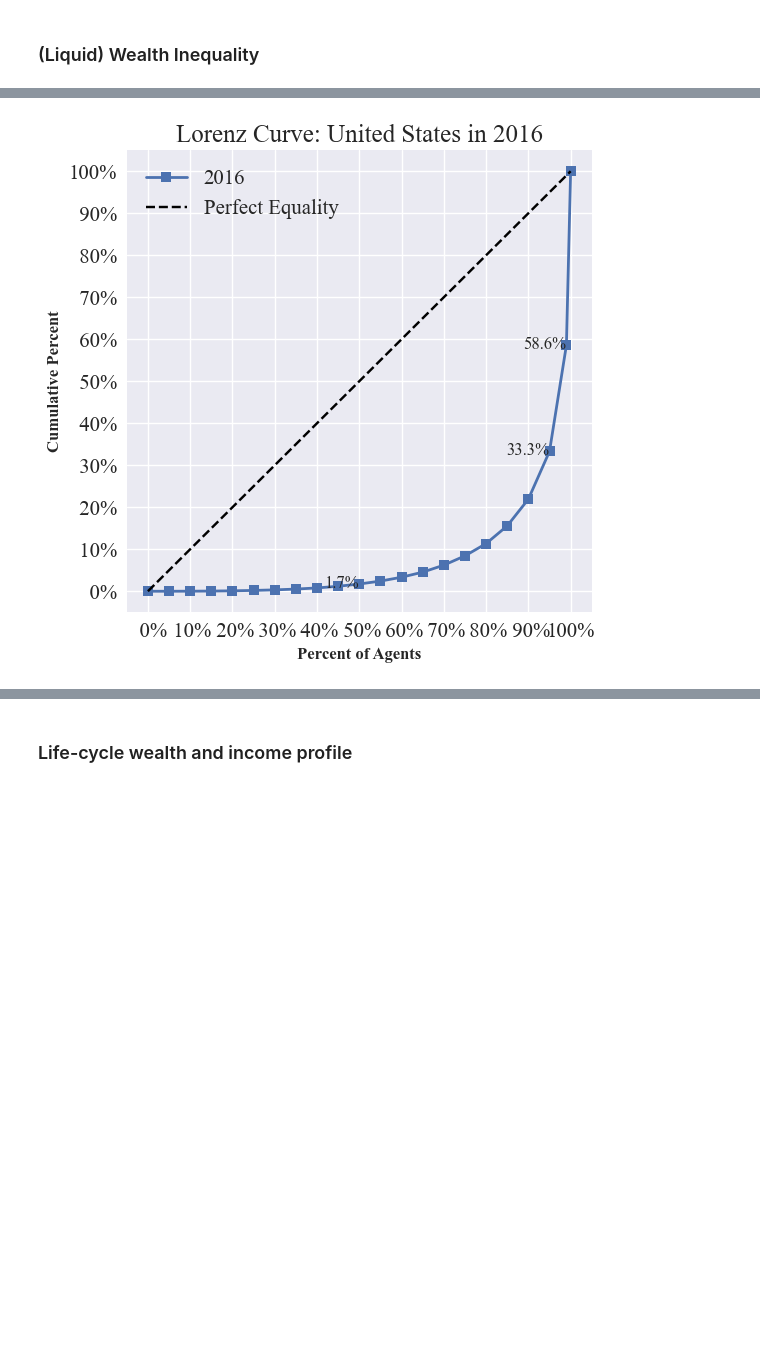
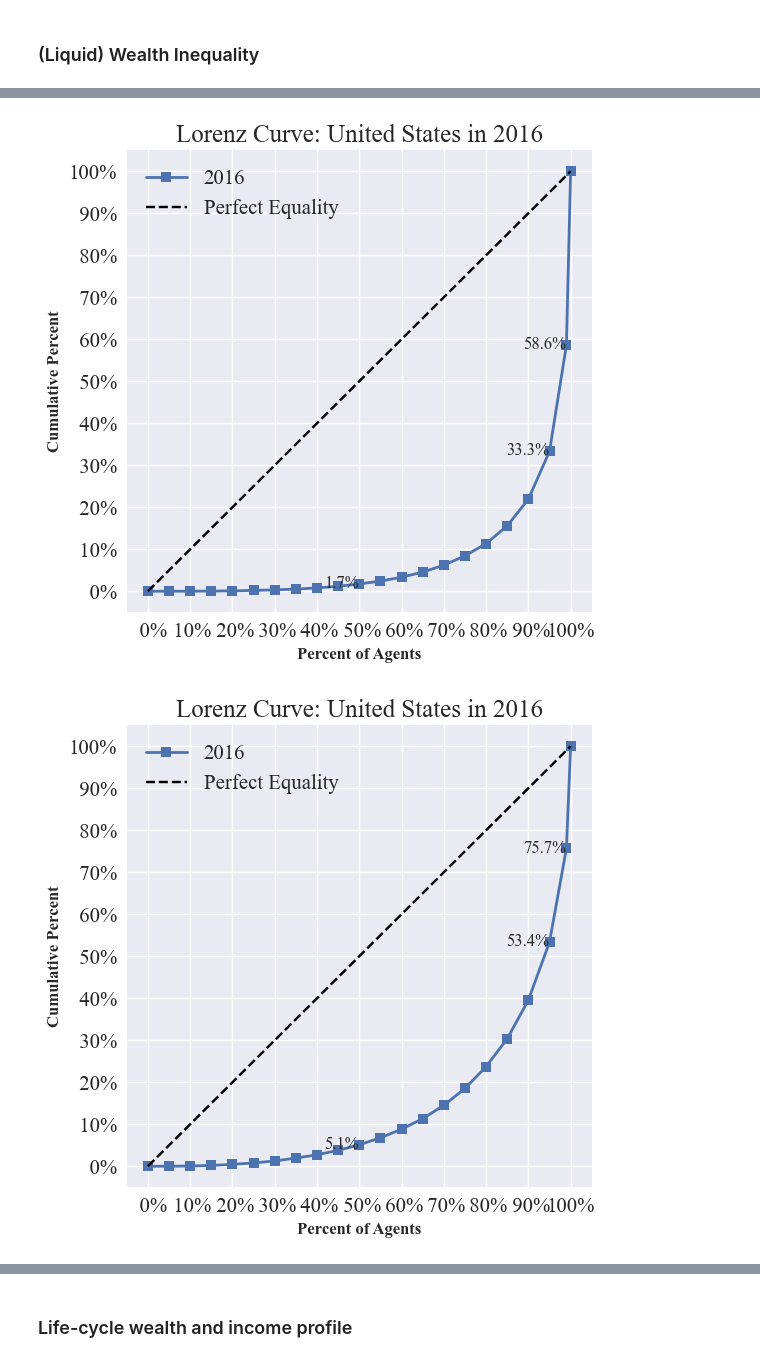
Before and after one commit to iworld1991/SCF, a Jupyter notebook: pythoncode/SCFData.ipynb, the cells around one changed output, grey strips where cells are left out. Saved outputs shown, nothing was run; the diff lists cells and outputs as text; code cells hidden in the pictures; blank space fills up the shorter version.

```diff
--- a/pythoncode/SCFData.ipynb
+++ b/pythoncode/SCFData.ipynb
@@ -344,15 +261,20 @@ def figureprefs(data,
 # %%
-## plot a different version of lorenz curve with percentile of wealth
+## plot a different version of lorenz curve with percentile of wealth and more details
 
 years_graph = [df]
 labels = ['2016']
 
 figureprefs(years_graph,
             variable = 'networth',
             legendlabels = labels)
 figureprefs(years_graph,
             variable = 'lqwealth',
-            legendlabels = labels);
+            legendlabels = labels)
+
+figureprefs(years_graph,
+            variable = 'lw2income',
+            legendlabels = labels)
 # %% [output]
 [figure]
 [figure]
+[figure, added]
```
Also changed, not shown: parts of 7 cells of this notebook, 2 other files.
